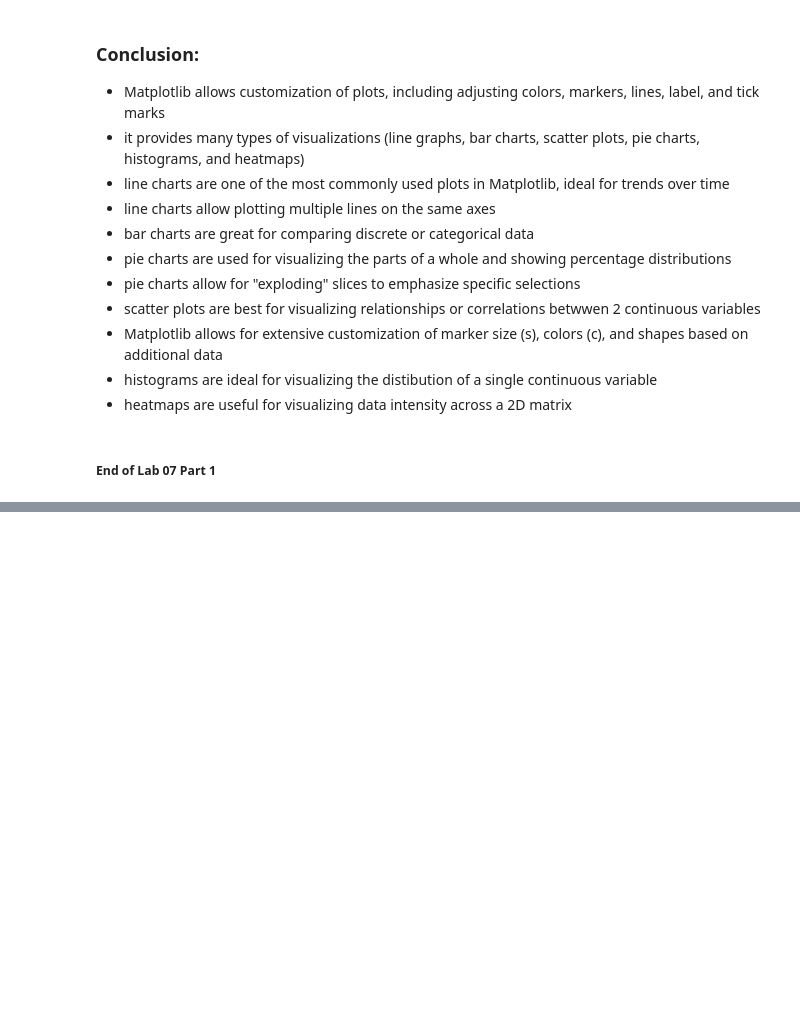
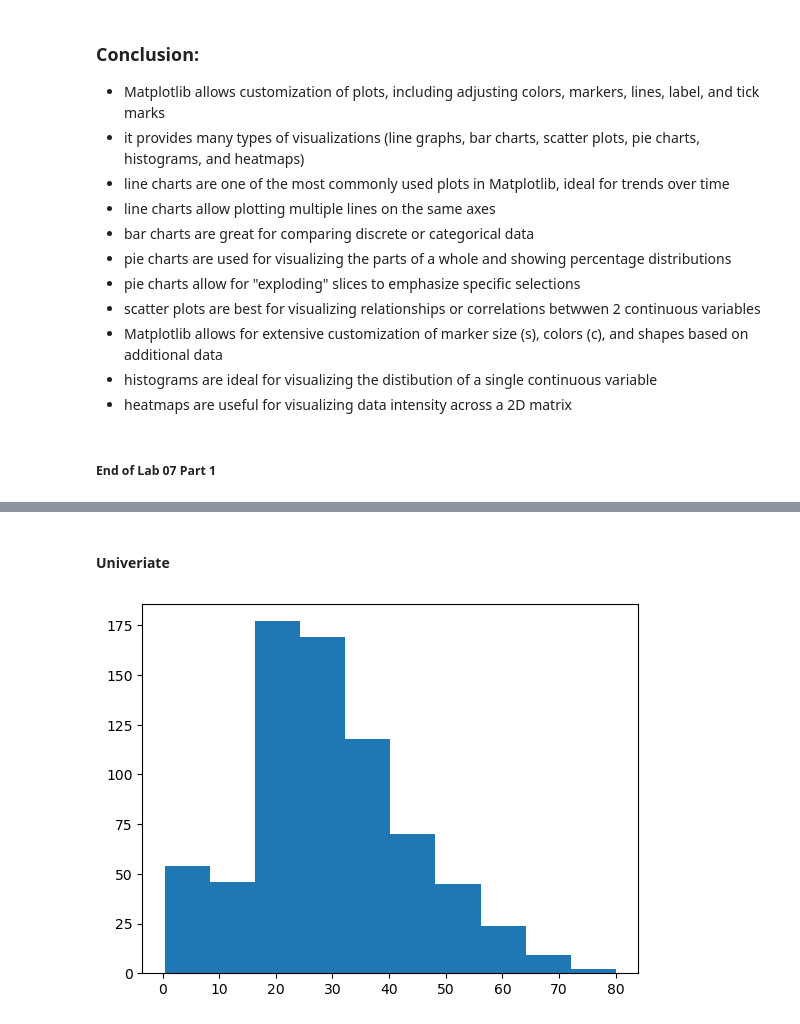
Before and after one commit to apbadzioch/DataSci_FA24, a Jupyter notebook: Module_07/Badzioch_Lab07_part1.ipynb, the cells around one changed output, grey strips where cells are left out. Cells and saved outputs as stored; diff of their text form; code cells hidden in the pictures; blank space fills up the shorter version.

```diff
--- a/Module_07/Badzioch_Lab07_part1.ipynb
+++ b/Module_07/Badzioch_Lab07_part1.ipynb
@@ -275,0 +317,6 @@ plt.gray() # makes everything gray scale
+# %%
+# step 3. loading the dataset
+df = pd.read_csv('titanic.csv')
+# %%
+# making a copy
+titanic = df.copy()
@@ -275,0 +446,10 @@ plt.gray() # makes everything gray scale
+# %% [markdown]
+#### Univeriate
+# %%
+# step 5. Data Visualization
+
+# let's see the data distibution in the age variable
+plt.hist(titanic['Age']);
+# observations:
+# %% [output]
+[figure, added]
```
Also changed, not shown: parts of 25 cells of this notebook.
